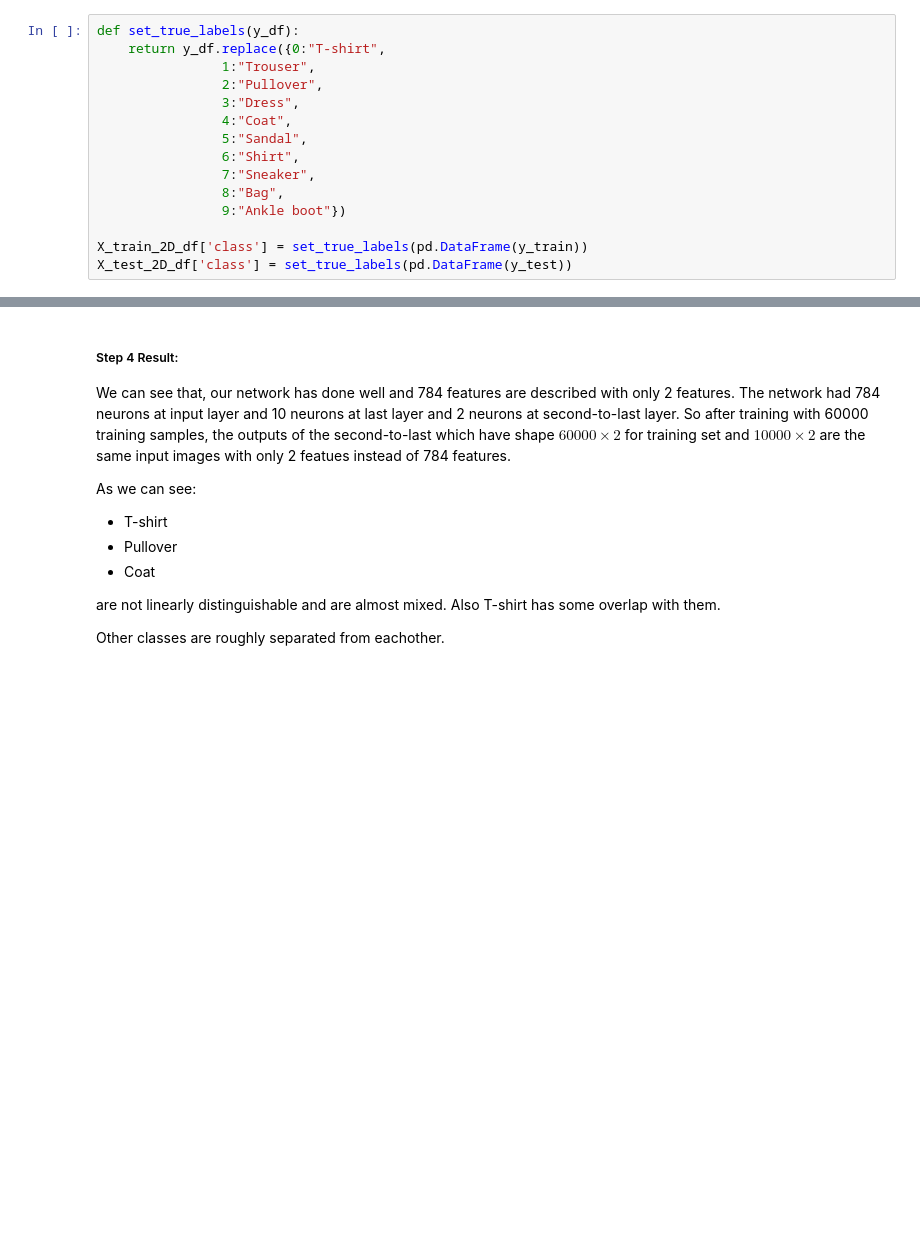
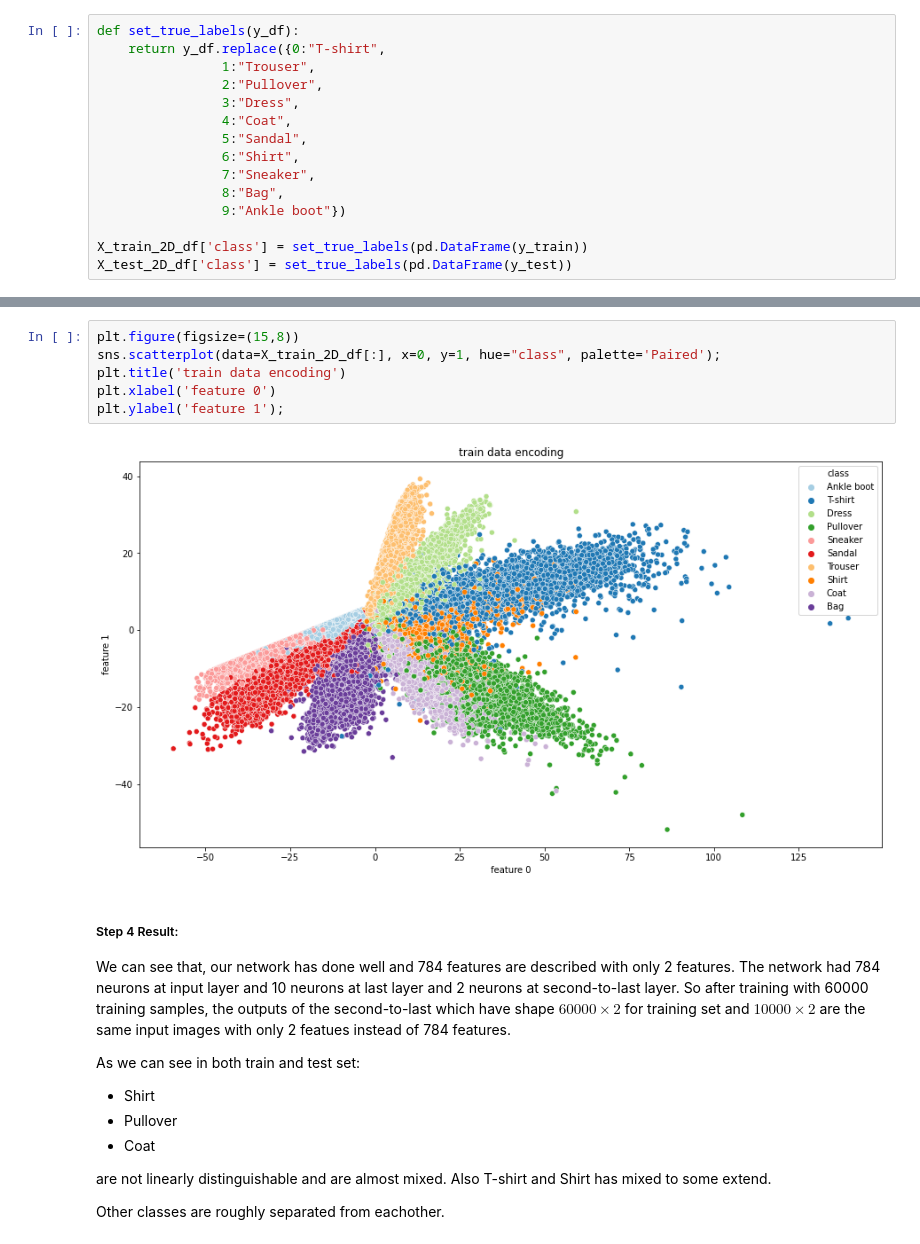
Before and after one commit to codamin/COVID19-Detection-From-XRay-Images, a Jupyter notebook: AI_CA5_TODO.ipynb, the cells around one changed output, grey strips where cells are left out. Saved outputs shown, nothing was run; the diff lists cells and outputs as text; blank space fills up the shorter version.

```diff
--- a/AI_CA5_TODO.ipynb
+++ b/AI_CA5_TODO.ipynb
@@ -966,13 +996,21 @@ sns.scatterplot(data=X_test_2D_df[:], x=0, y=1, hue="class", palette='Paired');
+# %%
+plt.figure(figsize=(15,8))
+sns.scatterplot(data=X_train_2D_df[:], x=0, y=1, hue="class", palette='Paired');
+plt.title('train data encoding')
+plt.xlabel('feature 0')
+plt.ylabel('feature 1');
+# %% [output]
+[figure, added]
 # %% [markdown]
 ##### Step 4 Result:
 
 We can see that, our network has done well and 784 features are described with only 2 features. The network had 784 neurons at input layer and 10 neurons at last layer and 2 neurons at second-to-last layer. So after training with 60000 training samples, the outputs of the second-to-last which have shape \\(60000 \times 2\\) for training set and \\(10000 \times 2\\) are the same input images with only 2 featues instead of 784 features.
 
-As we can see:
-   - T-shirt
+As we can see in both train and test set:
+   - Shirt
    - Pullover
    - Coat
 
-   are not linearly distinguishable and are almost mixed. Also T-shirt has some overlap with them.
+   are not linearly distinguishable and are almost mixed. Also T-shirt and Shirt has mixed to some extend.
 
    Other classes are roughly separated from eachother.
```
Also changed, not shown: parts of 24 cells of this notebook, 4 other files.
